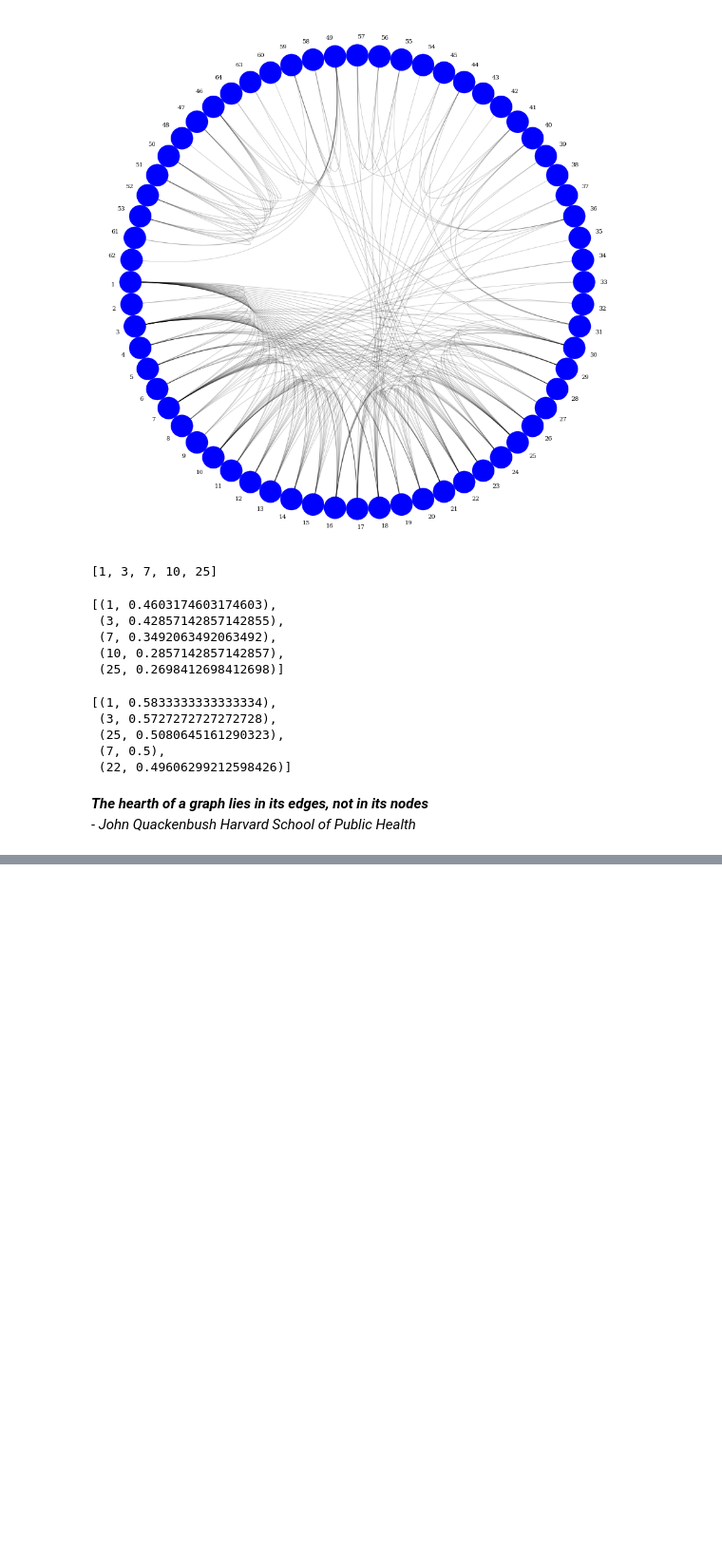
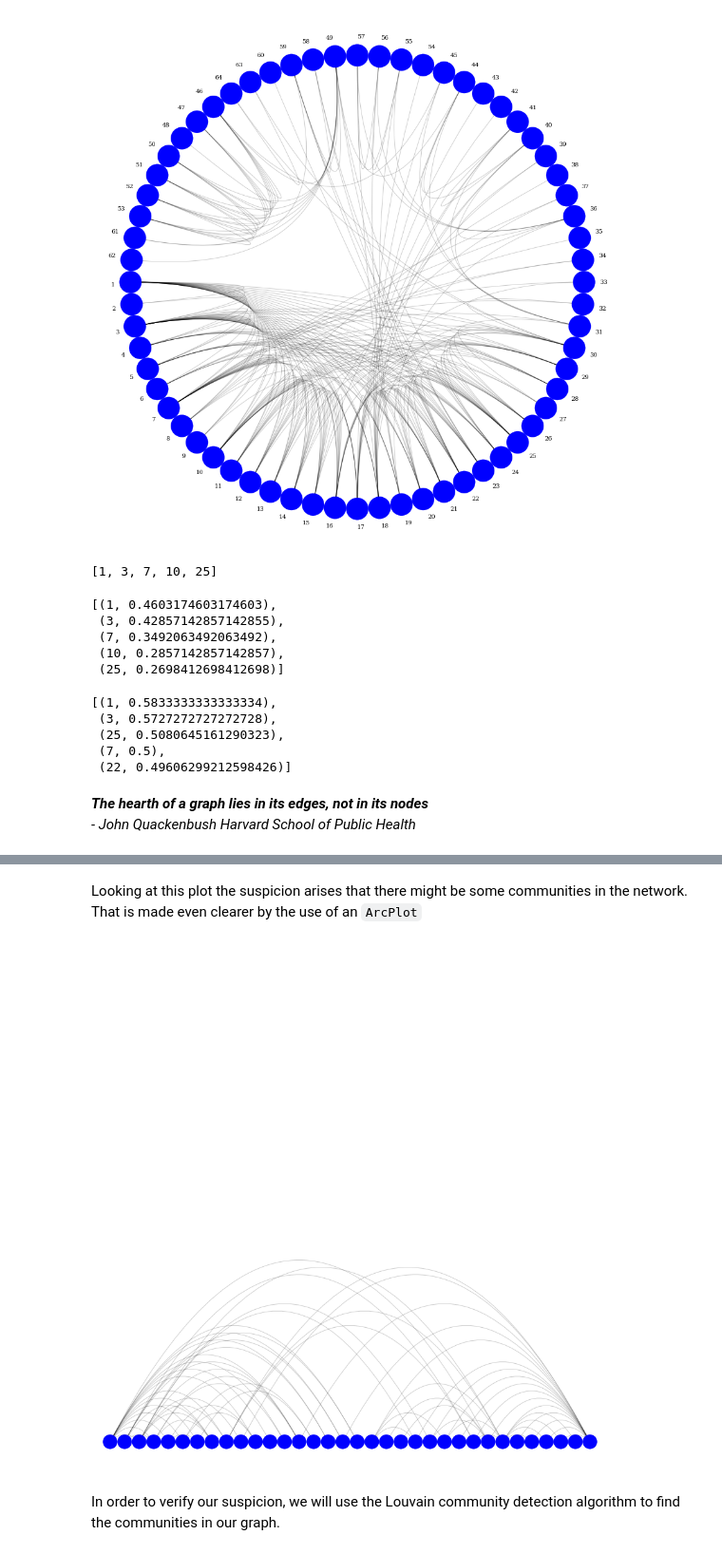
Before and after one commit to gregorioghidoli/netviz, a Jupyter notebook: SNA_pippo.ipynb, the cells around one changed output, grey strips where cells are left out. Shown at 95% size. Cells and saved outputs as stored; diff of their text form; code cells hidden in the pictures; blank space fills up the shorter version.

```diff
--- a/SNA_pippo.ipynb
+++ b/SNA_pippo.ipynb
@@ -284,0 +307,10 @@ sorted(nx.closeness_centrality(G).items(), key=lambda x: x[1], reverse=True)[:5]
+# %% [markdown]
+Looking at this plot the suspicion arises that there might be some communities in the network.
+That is made even clearer by the use of an <code>ArcPlot</code>
+# %%
+a = ArcPlot(ZKCG , figsize = (16,16))
+a.draw()
+# %% [output]
+[figure, added]
+# %% [markdown]
+In order to verify our suspicion, we will use the Louvain community detection algorithm to find the communities in our graph.
```
Also changed, not shown: parts of 27 cells of this notebook.
